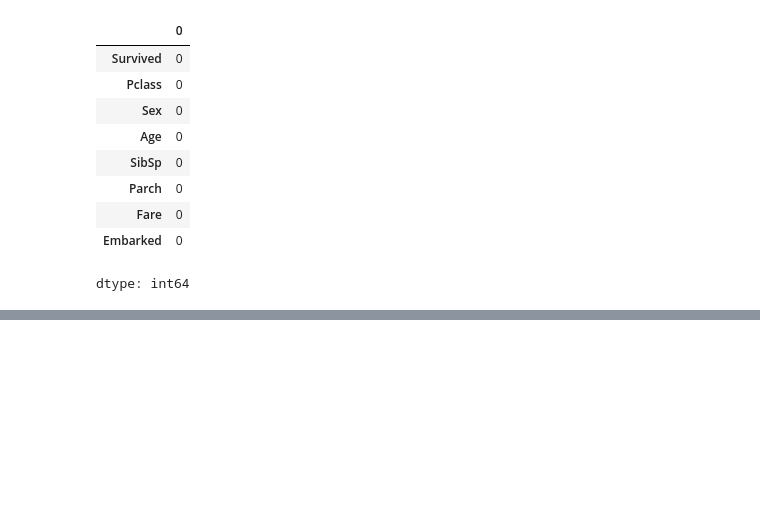
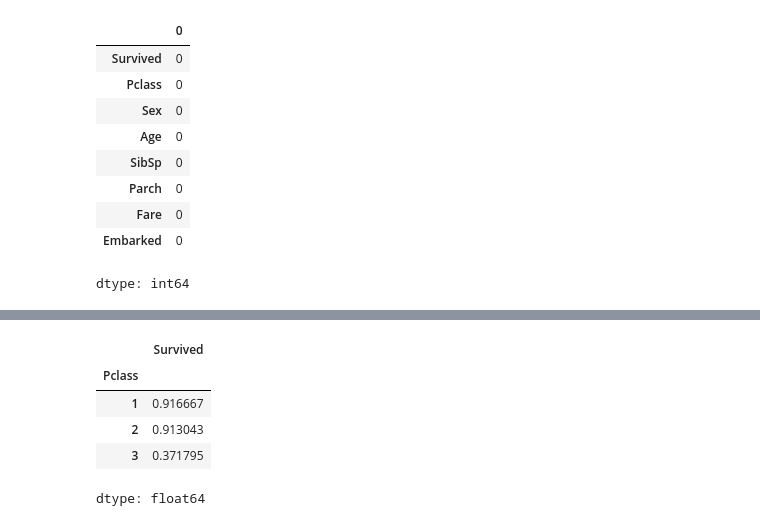
Before and after one commit to Jamiul-kawsar/ml-interns-2026, a Jupyter notebook: day2/day2_task.ipynb, the cells around one changed output, grey strips where cells are left out. Drawn from its saved outputs; the diff is of its cells as text; code cells hidden in the pictures; blank space fills up the shorter version.

```diff
--- a/day2/day2_task.ipynb
+++ b/day2/day2_task.ipynb
@@ -105,0 +120,12 @@ dtype: int64
+# %%
+#Survival rate of passengers age < 18 by class
+young_dataset = dataset[dataset['Age'] < 18]#filter
+group_young_dataset = young_dataset.groupby(['Pclass'])# groupby
+group_young_dataset['Survived'].mean()# rate
+# %% [output]
+|  | Survived |
+| Pclass |  |
+| 1 | 0.916667 |
+| 2 | 0.913043 |
+| 3 | 0.371795 |
+dtype: float64
```
Also changed, not shown: parts of 9 cells of this notebook.
